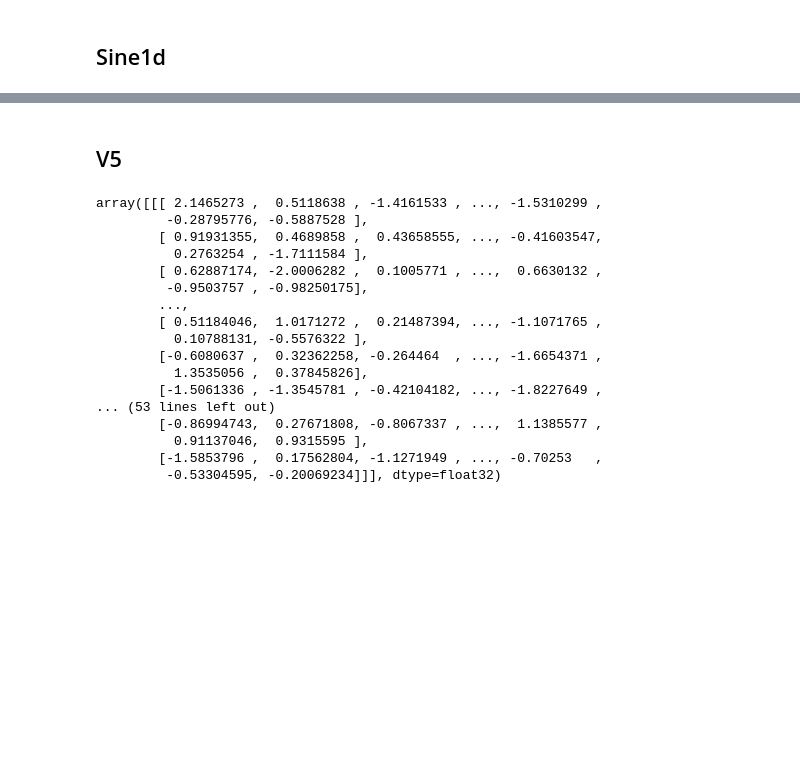
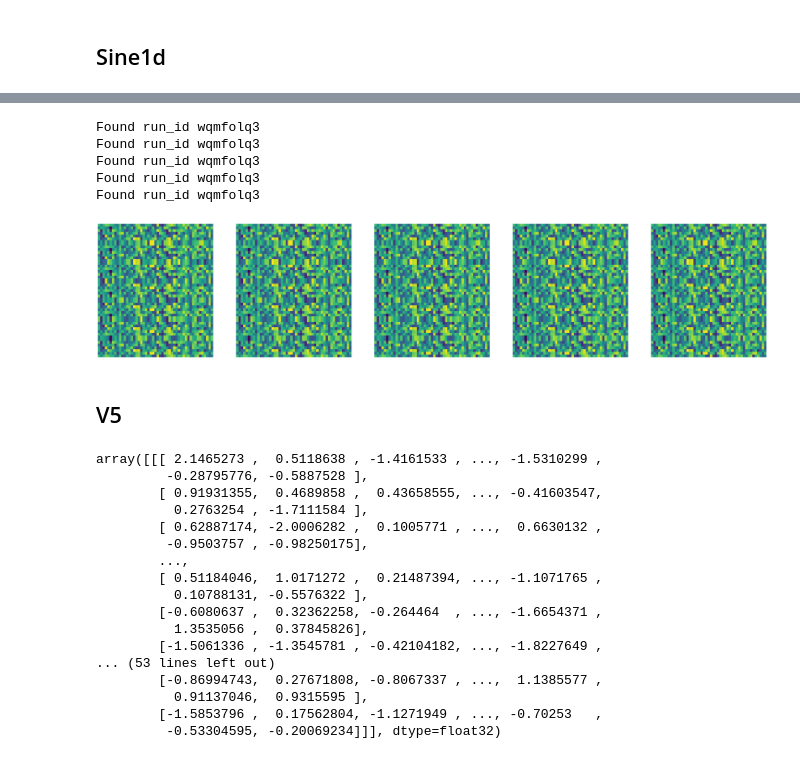
Before and after one commit to elidub/SymPDE, a Jupyter notebook: notebooks_symlie/results.ipynb, the cells around one changed output, grey strips where cells are left out. Drawn from its saved outputs; the diff is of its cells as text; code cells hidden in the pictures; blank space fills up the shorter version.

```diff
--- a/notebooks_symlie/results.ipynb
+++ b/notebooks_symlie/results.ipynb
@@ -142,9 +49,0 @@ Name: 0, dtype: object
-# %%
-def load_P_pred(run_id, P_dir = '../logs/store/P/'):
-    P = np.load(P_dir + run_id + '.npy')
-    P = torch.from_numpy(P).float()
-    P = LinearP.normalize_P(P)
-    return P
-# %%
-P = load_P_pred(run.run_id)
-P
@@ -159,11 +49,0 @@ tensor([[-0.0197, -0.0203, -0.0206,  ..., -0.0200,  0.0210,  0.0190],
-# %%
-
-
-
-P_dir = '../logs/store/P'
-
-P = np.load(os.path.join(P_dir, run.run_id + '.npy'))
-P = tensor_operation(P, normalize_P)
-
-plt.imshow(P)
-plt.show()
@@ -172,3 +102,29 @@ plt.show()
+# %%
+Ps = []
+for seed in seeds:
+
+    args = Args(**dict(
+        n_train = 10_000,
+        lr = 0.001,
+        tags = ['sine1d'],
+        seed = 5,
+        data_kwargs = {'y_low': 1, 'y_high': 3, 'grid_size': [1, 7], 'noise_std': 0.5},
+        transform_kwargs = {'eps_mult': [0, 0, 1, 0], 'only_flip': False},
+    ))
+
+    run_id = find_id_for_P(args)
+    P = load_P_pred(run_id)
+    Ps.append(P)
+Ps = torch.stack(Ps)
+
+plot2d(Ps, l = 10)
+# %% [output]
+Found run_id wqmfolq3
+Found run_id wqmfolq3
+Found run_id wqmfolq3
+Found run_id wqmfolq3
+Found run_id wqmfolq3
+[figure, added]
 # %% [markdown]
 ## V5
 # %%
```
Also changed, not shown: parts of 17 cells of this notebook, 9 other files.
